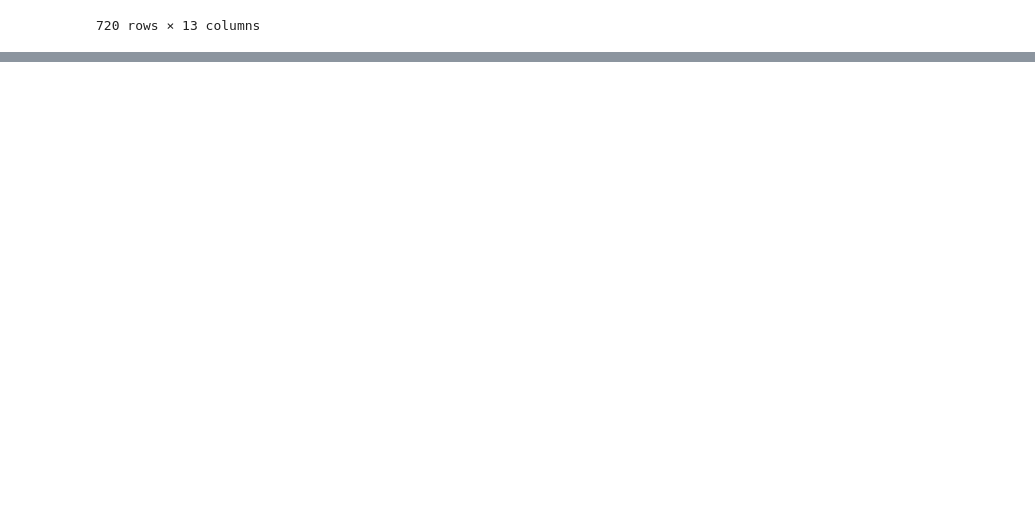
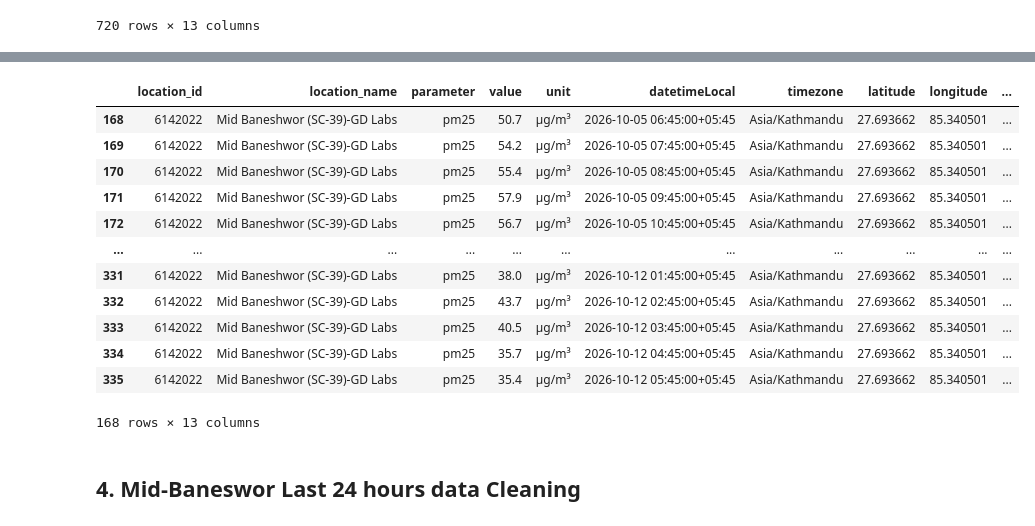
Before and after one commit to Laxmination/Kathmandu-PM2.5-Forecasting, a Jupyter notebook: OpenAQdatasetCleaning/MidBaneswor data cleaning.ipynb, the cells around one changed output, grey strips where cells are left out. Cells and saved outputs as stored; diff of their text form; code cells hidden in the pictures; blank space fills up the shorter version.

```diff
--- a/OpenAQdatasetCleaning/MidBaneswor data cleaning.ipynb
+++ b/OpenAQdatasetCleaning/MidBaneswor data cleaning.ipynb
@@ -208,0 +285,20 @@ cleaned1.to_csv('cleaned_MidBanesworLast30days.csv', index=False)
+# %%
+# seperating date and time
+cleaned2['datetimeLocal']=pd.to_datetime(cleaned2['datetimeLocal'])
+cleaned2['date']=cleaned2['datetimeLocal'].dt.date
+cleaned2['time']=cleaned2['datetimeLocal'].dt.strftime('%H:%M:%S')
+cleaned2
+# %% [output]
+|  | location_id | location_name | parameter | value | unit | datetimeLocal | timezone | latitude | longitude | ... |
+| 168 | 6142022 | Mid Baneshwor (SC-39)-GD Labs | pm25 | 50.7 | µg/m³ | 2026-10-05 06:45:00+05:45 | Asia/Kathmandu | 27.693662 | 85.340501 | ... |
+| 169 | 6142022 | Mid Baneshwor (SC-39)-GD Labs | pm25 | 54.2 | µg/m³ | 2026-10-05 07:45:00+05:45 | Asia/Kathmandu | 27.693662 | 85.340501 | ... |
+| 170 | 6142022 | Mid Baneshwor (SC-39)-GD Labs | pm25 | 55.4 | µg/m³ | 2026-10-05 08:45:00+05:45 | Asia/Kathmandu | 27.693662 | 85.340501 | ... |
+| 171 | 6142022 | Mid Baneshwor (SC-39)-GD Labs | pm25 | 57.9 | µg/m³ | 2026-10-05 09:45:00+05:45 | Asia/Kathmandu | 27.693662 | 85.340501 | ... |
+| 172 | 6142022 | Mid Baneshwor (SC-39)-GD Labs | pm25 | 56.7 | µg/m³ | 2026-10-05 10:45:00+05:45 | Asia/Kathmandu | 27.693662 | 85.340501 | ... |
+| ... | ... | ... | ... | ... | ... | ... | ... | ... | ... | ... |
+| 331 | 6142022 | Mid Baneshwor (SC-39)-GD Labs | pm25 | 38.0 | µg/m³ | 2026-10-12 01:45:00+05:45 | Asia/Kathmandu | 27.693662 | 85.340501 | ... |
+| 332 | 6142022 | Mid Baneshwor (SC-39)-GD Labs | pm25 | 43.7 | µg/m³ | 2026-10-12 02:45:00+05:45 | Asia/Kathmandu | 27.693662 | 85.340501 | ... |
+| 333 | 6142022 | Mid Baneshwor (SC-39)-GD Labs | pm25 | 40.5 | µg/m³ | 2026-10-12 03:45:00+05:45 | Asia/Kathmandu | 27.693662 | 85.340501 | ... |
+| 334 | 6142022 | Mid Baneshwor (SC-39)-GD Labs | pm25 | 35.7 | µg/m³ | 2026-10-12 04:45:00+05:45 | Asia/Kathmandu | 27.693662 | 85.340501 | ... |
+| 335 | 6142022 | Mid Baneshwor (SC-39)-GD Labs | pm25 | 35.4 | µg/m³ | 2026-10-12 05:45:00+05:45 | Asia/Kathmandu | 27.693662 | 85.340501 | ... |
+168 rows × 13 columns
@@ -208,0 +307,2 @@ cleaned1.to_csv('cleaned_MidBanesworLast30days.csv', index=False)
+# %% [markdown]
+## 4. Mid-Baneswor Last 24 hours data Cleaning
```
Also changed, not shown: parts of 12 cells of this notebook, 2 other files.
